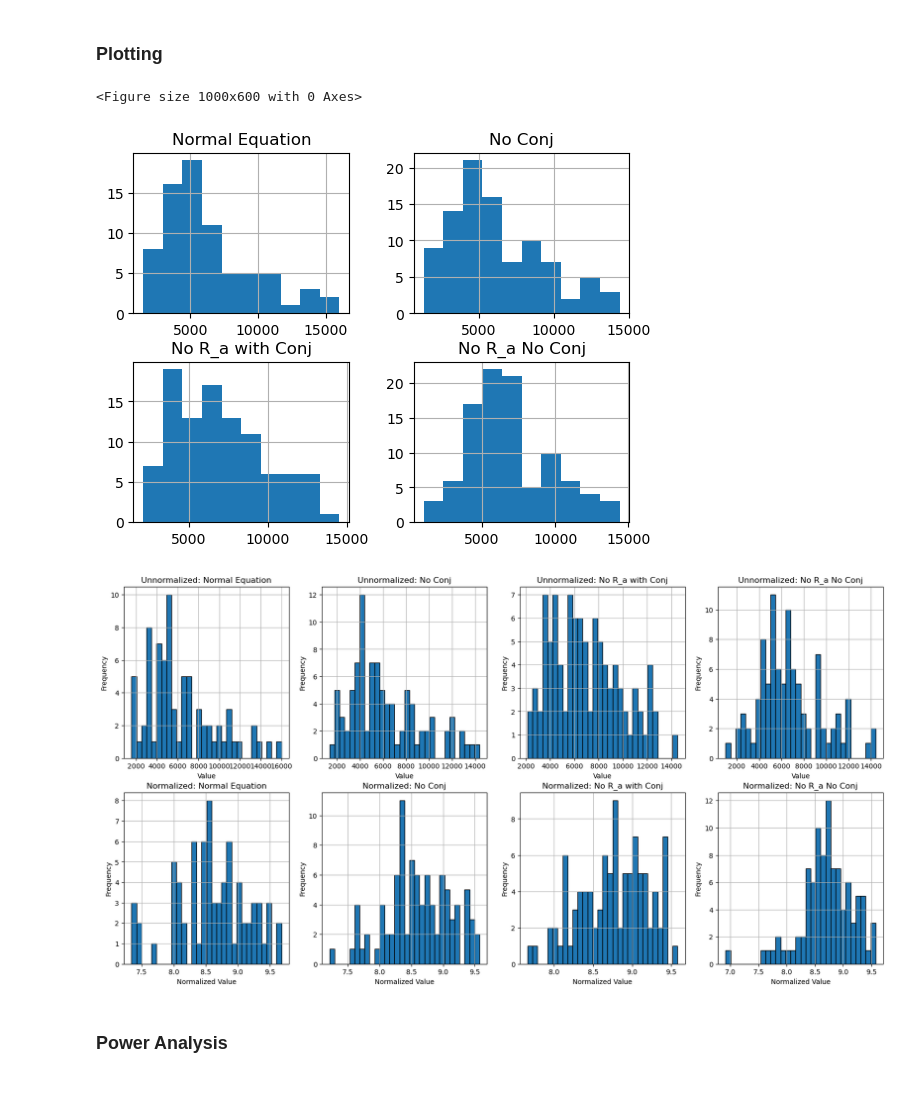
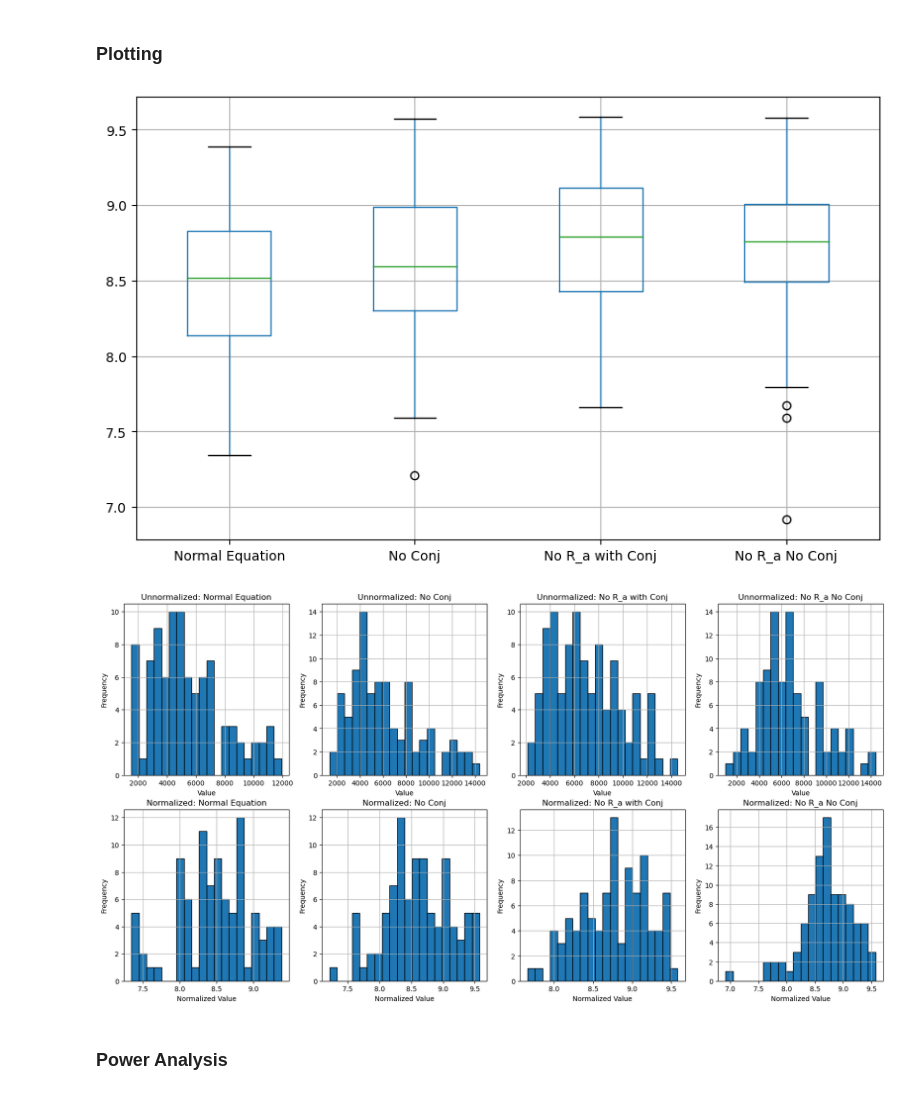
Before and after one commit to Frood-for-Thought/Bac_Evol_SSA, a Jupyter notebook: Experiment 1 - Testing Fixation Time/Analysis_Pos50_Start.ipynb, the cells around one changed output. Drawn from its saved outputs; the diff is of its cells as text; code cells hidden in the pictures.

```diff
--- a/Experiment 1 - Testing Fixation Time/Analysis_Pos50_Start.ipynb
+++ b/Experiment 1 - Testing Fixation Time/Analysis_Pos50_Start.ipynb
@@ -78,16 +78,16 @@ plt.show()
 # %% [markdown]
 ### Plotting
 # %%
+normalized_df_cleaned = df_cleaned.apply(lambda x: np.log(x))
+
 # Visualize the Data
 plt.figure(figsize=(10, 6))
-df_cleaned.hist()
+normalized_df_cleaned.boxplot()
 plt.show()
 # %% [output]
-<Figure size 1000x600 with 0 Axes>
-[figure, old version]
+[figure, new version]
 # %%
 normalized_df_cleaned = df_cleaned.apply(lambda x: np.log(x))
-normalized_df_cleaned
 
 # Number of columns to plot
 num_columns = len(df_cleaned.columns)
@@ -101,19 +101,19 @@ if num_columns == 1:
 
 # Plot histograms for each column in unnormalized data
 for i, column in enumerate(df_cleaned.columns):
-    df_cleaned[column].hist(ax=axs[0, i], bins=30, edgecolor='k')
+    df_cleaned[column].hist(ax=axs[0, i], bins=20, edgecolor='k')
     axs[0, i].set_title(f'Unnormalized: {column}')
     axs[0, i].set_xlabel('Value')
     axs[0, i].set_ylabel('Frequency')
 
 # Plot histograms for each column in normalized data
 for i, column in enumerate(normalized_df_cleaned.columns):
-    normalized_df_cleaned[column].hist(ax=axs[1, i], bins=30, edgecolor='k')
+    normalized_df_cleaned[column].hist(ax=axs[1, i], bins=20, edgecolor='k')
     axs[1, i].set_title(f'Normalized: {column}')
     axs[1, i].set_xlabel('Normalized Value')
     axs[1, i].set_ylabel('Frequency')
 # %% [output]
-[figure, old version]
+[figure, new version]
 # %% [markdown]
 ### Power Analysis
 # %%
```
Also changed, not shown: parts of 5 cells of this notebook, 2 other files.
